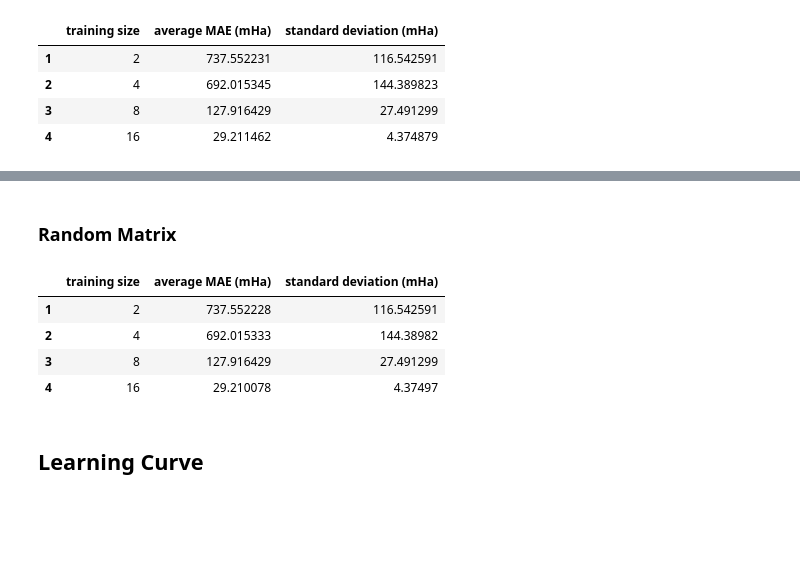
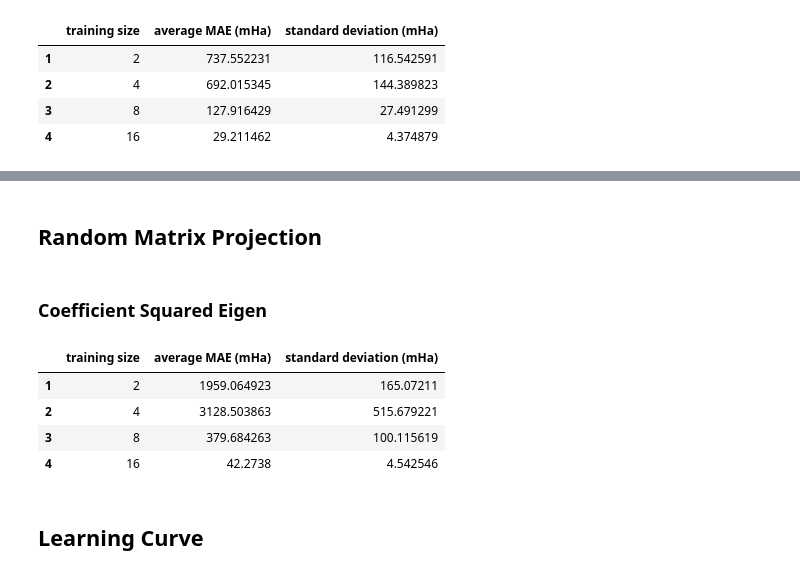
Before and after one commit to GabrielWu2004/Alchemical_Normal_Modes, a Jupyter notebook: [1]_ANM_with_benzene/main_code/Performance_evaluation.ipynb, the cells around one changed output, grey strips where cells are left out. Drawn from its saved outputs; the diff is of its cells as text; code cells hidden in the pictures; blank space fills up the shorter version.

```diff
--- a/[1]_ANM_with_benzene/main_code/Performance_evaluation.ipynb
+++ b/[1]_ANM_with_benzene/main_code/Performance_evaluation.ipynb
@@ -37,17 +37,22 @@ inv_dist_X_lexi = pd.read_csv('../data/benzene_training_data/[Benz] inv_dist_X_l
 inv_dist_X_lexi_nd = pd.read_csv('../data/benzene_training_data/[Benz] inv_dist_X_lexi_nd.csv')
 inv_dist_X_sorted = pd.read_csv('../data/benzene_training_data/[Benz] inv_dist_X_sorted.csv')
 inv_dist_X_coulomb = pd.read_csv('../data/benzene_training_data/[Benz] inv_dist_X_coulomb.csv')
+inv_dist_X_lexi_inv_square_eig = pd.read_csv('../data/benzene_training_data/[Benz] inv_dist_X_lexi_inv_square_eig.csv')
+
 
 rand_X = pd.read_csv('../data/benzene_training_data/[Benz] rand_X.csv')
 rand_X_lexi = pd.read_csv('../data/benzene_training_data/[Benz] rand_X_lexi.csv')
 rand_X_lexi_nd = pd.read_csv('../data/benzene_training_data/[Benz] rand_X_lexi_nd.csv')
 rand_X_sorted = pd.read_csv('../data/benzene_training_data/[Benz] rand_X_sorted.csv')
 rand_X_coulomb = pd.read_csv('../data/benzene_training_data/[Benz] rand_X_coulomb.csv')
+rand_X_lexi_inv_square_eig = pd.read_csv('../data/benzene_training_data/[Benz] rand_X_lexi_inv_square_eig.csv')
 
 y_energy = pd.read_csv("../data/benzene_training_data/[Benz] y_energy.csv")
 y_elec = pd.read_csv("../data/benzene_training_data/[Benz] y_elec.csv")
 y_delta_elec = pd.read_csv("../data/benzene_training_data/[Benz] y_delta_elec.csv")
 y_delta_energy = pd.read_csv("../data/benzene_training_data/[Benz] y_delta_energy.csv")
+
+y_delta_delta = pd.read_csv("../data/benzene_training_data/[Benz] y_delta_delta_ANM.csv")
 # %%
 def evaluate_performance(model, X, y, num_training_sample, num_trials):
 
@@ -486,0 +637,20 @@ display(model_performance_inv_dist_ex_gaussian_lexi)
+# %%
+best_params = {'alpha': 3.346938775510204e-16, 'gamma': 2.7142857142857142e-12, 'kernel': 'rbf'}
+model_inv_dist_delta_gaussian = KernelRidge(**best_params)
+
+columns = ['training size', 'average MAE (mHa)', 'standard deviation (mHa)']
+model_performance_inv_dist_delta_gaussian = pd.DataFrame(columns=columns)
+
+training_size = [2**i for i in range(1, 5)]
+num_trials = 20
+
+with warnings.catch_warnings():
+    for index, num_training_sample in enumerate(training_size):
+        warnings.filterwarnings("ignore")
+        index = index + 1
+        average_error, std_dev_error = evaluate_performance(model_inv_dist_delta_gaussian, inv_dist_X_lexi_inv_square_eig, y_delta_delta, num_training_sample, num_trials)
+        model_performance_inv_dist_delta_gaussian.at[index, 'training size'] = num_training_sample
+        model_performance_inv_dist_delta_gaussian.at[index, 'average MAE (mHa)'] = average_error * 1000
+        model_performance_inv_dist_delta_gaussian.at[index, 'standard deviation (mHa)'] = std_dev_error * 1000
+
+display(model_performance_inv_dist_delta_gaussian)
@@ -487,34 +663,33 @@ display(model_performance_inv_dist_ex_gaussian_lexi)
 # %% [markdown]
-### Random Matrix ###
+## Random Matrix Projection ##
+# %% [markdown]
+### Coefficient Squared Eigen ###
 # %%
-# model_rand_ex_gaussian_lexi
-
-best_params = {'gamma': 4e-10, 'epsilon': 0.0004, 'beta': 2.333333333333333e-07, 'alpha': 1e-15}
-
-model_rand_ex_gaussian_lexi = KernelRidge(kernel='precomputed', alpha=best_params['alpha'])
+best_params = {'alpha': 3.346938775510204e-16, 'gamma': 2.7142857142857142e-12, 'kernel': 'rbf'}
+model_rand_CSE_gaussian = KernelRidge(**best_params)
 
 columns = ['training size', 'average MAE (mHa)', 'standard deviation (mHa)']
-model_performance_rand_ex_gaussian_lexi = pd.DataFrame(columns=columns)
+model_performance_rand_CSE_gaussian = pd.DataFrame(columns=columns)
 
 training_size = [2**i for i in range(1, 5)]
 num_trials = 20
 
 with warnings.catch_warnings():
     for index, num_training_sample in enumerate(training_size):
         warnings.filterwarnings("ignore")
         index = index + 1
-        average_error, std_dev_error = evaluate_performance_custom_kernel(model_rand_ex_gaussian_lexi, rand_X_lexi, y_delta_energy, num_training_sample, num_trials, extended_gaussian_kernel, best_params)
-        model_performance_rand_ex_gaussian_lexi.at[index, 'training size'] = num_training_sample
-        model_performance_rand_ex_gaussian_lexi.at[index, 'average MAE (mHa)'] = average_error * 1000
-        model_performance_rand_ex_gaussian_lexi.at[index, 'standard deviation (mHa)'] = std_dev_error * 1000
+        average_error, std_dev_error = evaluate_performance(model_rand_CSE_gaussian, rand_X_lexi_inv_square_eig, y_delta_energy, num_training_sample, num_trials)
+        model_performance_rand_CSE_gaussian.at[index, 'training size'] = num_training_sample
+        model_performance_rand_CSE_gaussian.at[index, 'average MAE (mHa)'] = average_error * 1000
+        model_performance_rand_CSE_gaussian.at[index, 'standard deviation (mHa)'] = std_dev_error * 1000
 
-display(model_performance_rand_ex_gaussian_lexi)
+display(model_performance_rand_CSE_gaussian)
 # %% [output]
 |  | training size | average MAE (mHa) | standard deviation (mHa) |
-| 1 | 2 | 737.552228 | 116.542591 |
-| 2 | 4 | 692.015333 | 144.38982 |
-| 3 | 8 | 127.916429 | 27.491299 |
-| 4 | 16 | 29.210078 | 4.37497 |
+| 1 | 2 | 1959.064923 | 165.07211 |
+| 2 | 4 | 3128.503863 | 515.679221 |
+| 3 | 8 | 379.684263 | 100.115619 |
+| 4 | 16 | 42.2738 | 4.542546 |
 # %% [markdown]
 ## Learning Curve ##
 # %% [markdown]
```
Also changed, not shown: parts of 18 cells of this notebook, 6 other files.
